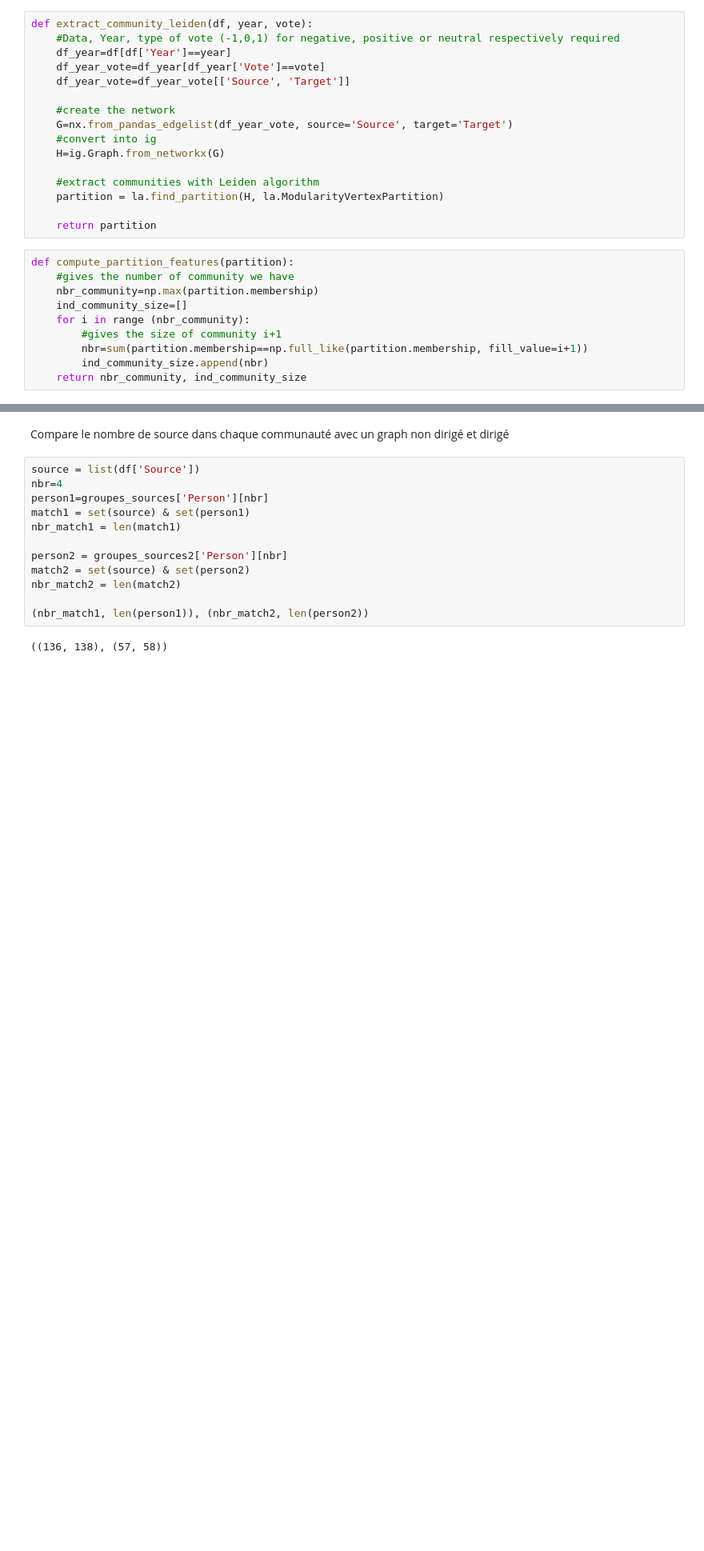
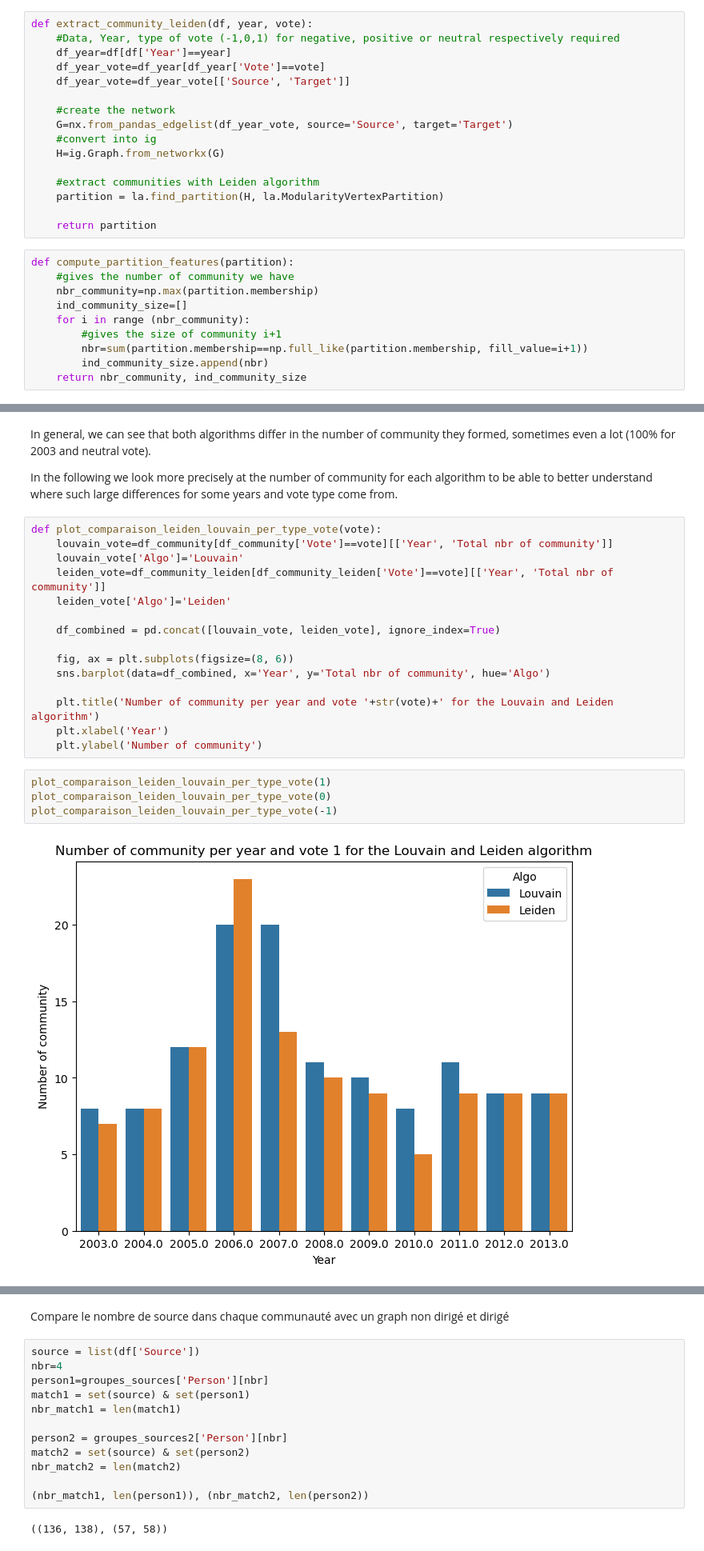
Before and after one commit to epfl-ada/ada-2023-project-abracadabra, a Jupyter notebook: community_gaelle.ipynb, the cells around one changed output, grey strips where cells are left out. Shown at 80% size. Drawn from its saved outputs; the diff is of its cells as text; blank space fills up the shorter version.

```diff
--- a/community_gaelle.ipynb
+++ b/community_gaelle.ipynb
@@ -179,0 +195,26 @@ Création de communauté ne semble donc pas très approprié
+# %% [markdown]
+In general, we can see that both algorithms differ in the number of community they formed, sometimes even a lot (100% for 2003 and neutral vote).
+
+
+In the following we look more precisely at the number of community for each algorithm to be able to better understand where such large differences for some years and vote type come from.
+# %%
+def plot_comparaison_leiden_louvain_per_type_vote(vote):
+    louvain_vote=df_community[df_community['Vote']==vote][['Year', 'Total nbr of community']]
+    louvain_vote['Algo']='Louvain'
+    leiden_vote=df_community_leiden[df_community_leiden['Vote']==vote][['Year', 'Total nbr of community']]
+    leiden_vote['Algo']='Leiden'
+
+    df_combined = pd.concat([louvain_vote, leiden_vote], ignore_index=True)
+
+    fig, ax = plt.subplots(figsize=(8, 6))
+    sns.barplot(data=df_combined, x='Year', y='Total nbr of community', hue='Algo')
+
+    plt.title('Number of community per year and vote '+str(vote)+' for the Louvain and Leiden algorithm')
+    plt.xlabel('Year')
+    plt.ylabel('Number of community')
+# %%
+plot_comparaison_leiden_louvain_per_type_vote(1)
+plot_comparaison_leiden_louvain_per_type_vote(0)
+plot_comparaison_leiden_louvain_per_type_vote(-1)
+# %% [output]
+[figure, added]
```
Also changed, not shown: parts of 21 cells of this notebook.
